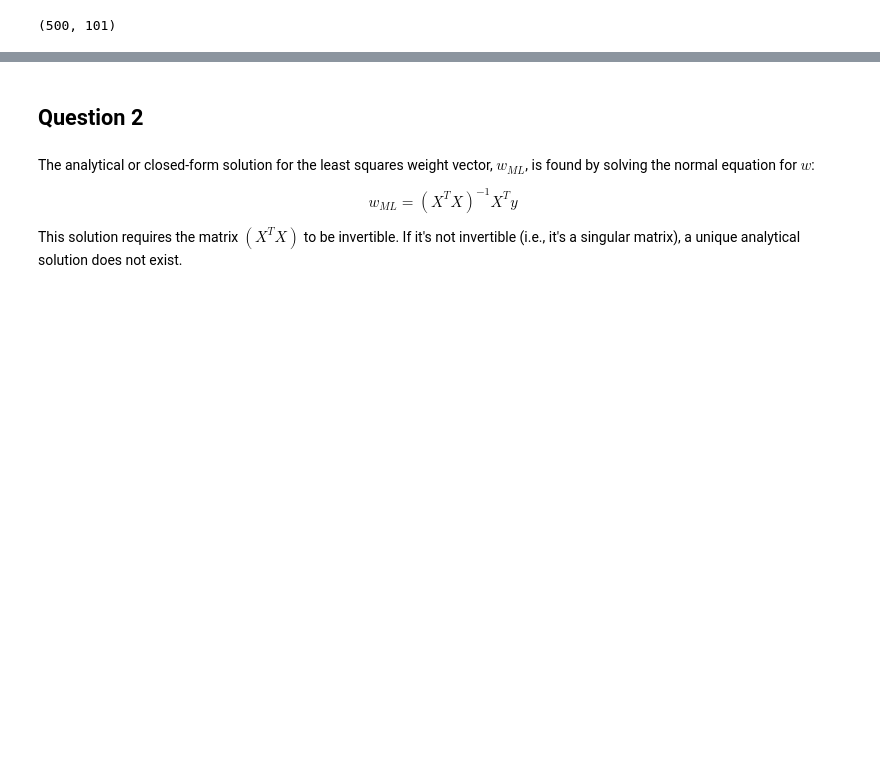
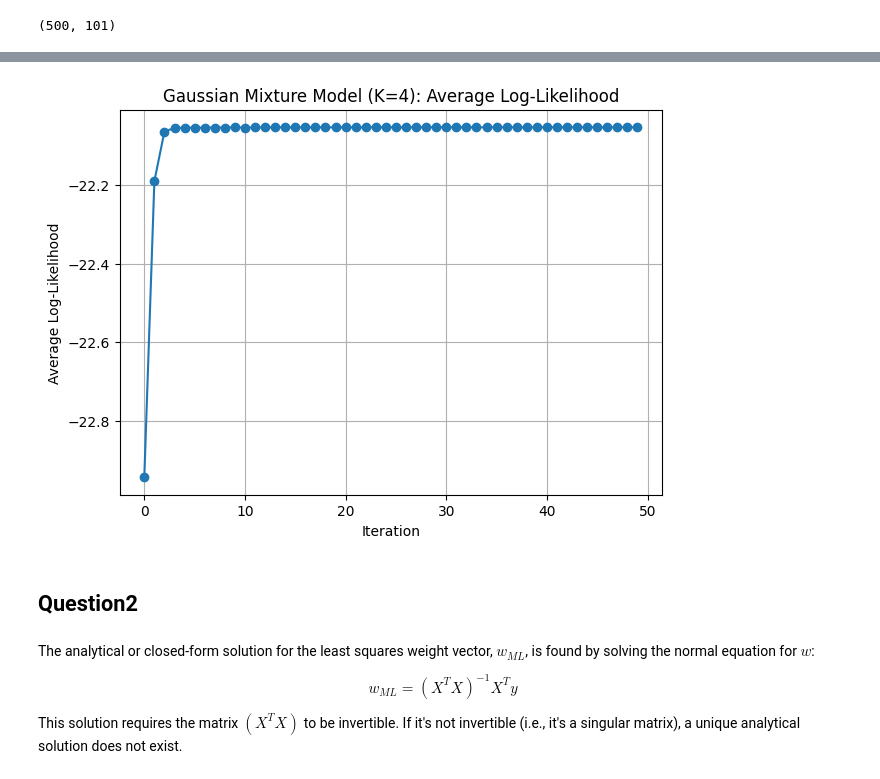
Before and after one commit to KaeBee2003/FML_Assignment2, a Jupyter notebook: Ass2.ipynb, the cells around one changed output, grey strips where cells are left out. Saved outputs shown, nothing was run; the diff lists cells and outputs as text; code cells hidden in the pictures; blank space fills up the shorter version.

```diff
--- a/Ass2.ipynb
+++ b/Ass2.ipynb
@@ -0,0 +38,8 @@
+# %%
+def gaussian_pdf(x, mean, cov):
+    D = len(x)
+    det = np.linalg.det(cov)
+    inv = np.linalg.inv(cov)
+    num = np.exp(-0.5 * (x - mean).T @ inv @ (x - mean))
+    den = np.sqrt((2 * np.pi) ** D * det + 1e-10)
+    return num / den
@@ -362,0 +146,2 @@ def euclidean_distance(row1, row2, feature_cols):
+# %%
+plt.style.use('./pitayasmoothie-light.mplstyle')
@@ -363,2 +159,24 @@ def euclidean_distance(row1, row2, feature_cols):
+# %%
+data = df1.values
+N, D = data.shape
+K = 4
+max_iter = 50
+n_init = 100
+# %%
+all_logs = np.zeros((n_init, max_iter))
+for r in range(n_init):
+    all_logs[r] = run_em_gmm(data, K, max_iter)
+
+avg_log = all_logs.mean(axis=0)
+# %%
+plt.figure(figsize=(7,5))
+plt.plot(avg_log, marker='o')
+plt.title("Gaussian Mixture Model (K=4): Average Log-Likelihood")
+plt.xlabel("Iteration")
+plt.ylabel("Average Log-Likelihood")
+plt.grid(True)
+plt.show()
+# %% [output]
+[figure, added]
 # %%
 def K_means(df, K, plusplus=False):
@@ -410,7 +227,7 @@ def K_means(df, K, plusplus=False):
 
     return df_copy, centroids, errors
 # %% [markdown]
-## Question 2
+## **Question2**
 # %% [markdown]
 The analytical or closed-form solution for the least squares weight vector, $w_{ML}$, is found by solving the normal equation for $w$:
 
```
Also changed, not shown: parts of 16 cells of this notebook.
